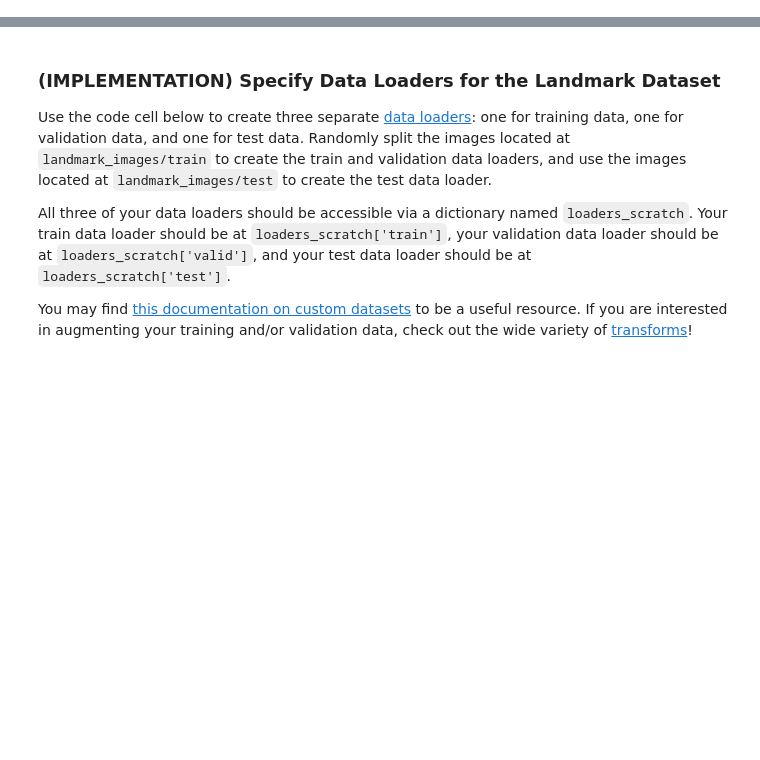
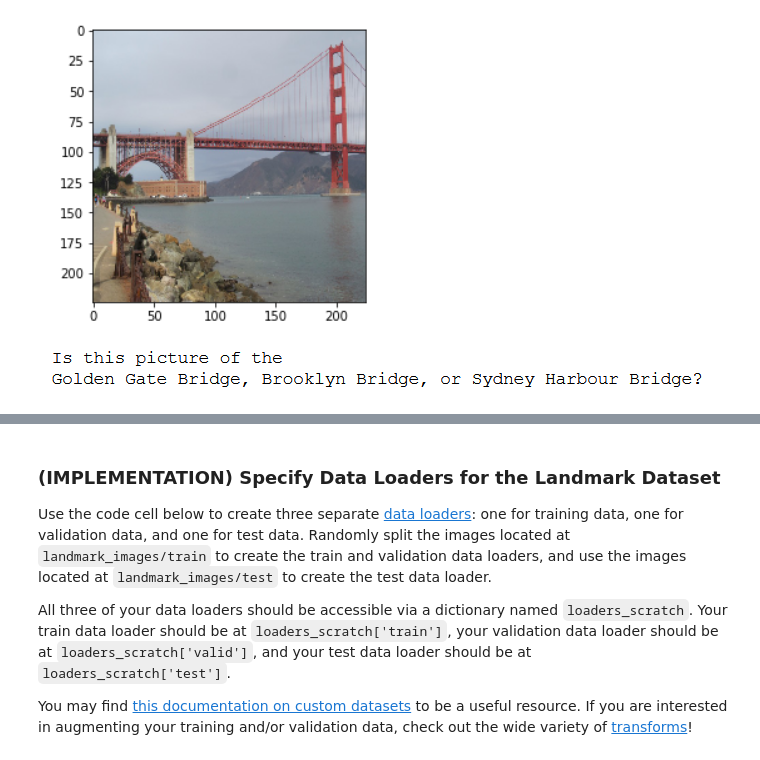
Before and after one commit to LourensWalters/deep-learning, a Jupyter notebook: notebooks/landmark_project/landmark.ipynb, the cells around one changed output, grey strips where cells are left out. Drawn from its saved outputs; the diff is of its cells as text; code cells hidden in the pictures; blank space fills up the shorter version.

```diff
--- a/notebooks/landmark_project/landmark.ipynb
+++ b/notebooks/landmark_project/landmark.ipynb
@@ -46,0 +26,5 @@ Unzip the folder and place it in this project's home directory, at the location
+# %%
+from IPython.display import Image
+Image(filename=r"images/sample_landmark_output.png")
+# %% [output]
+[figure, added]
```
Also changed, not shown: parts of 39 cells of this notebook, 2 other files.
